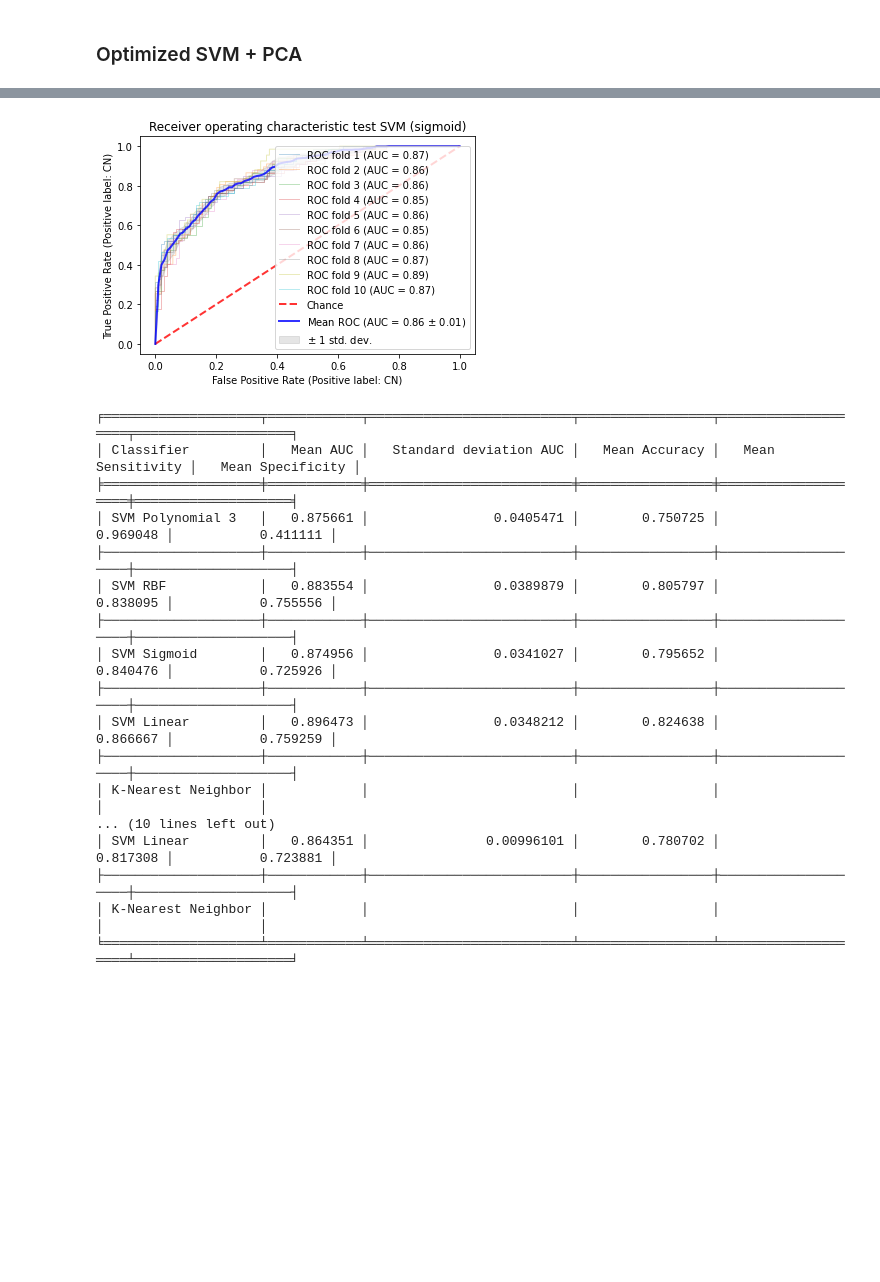
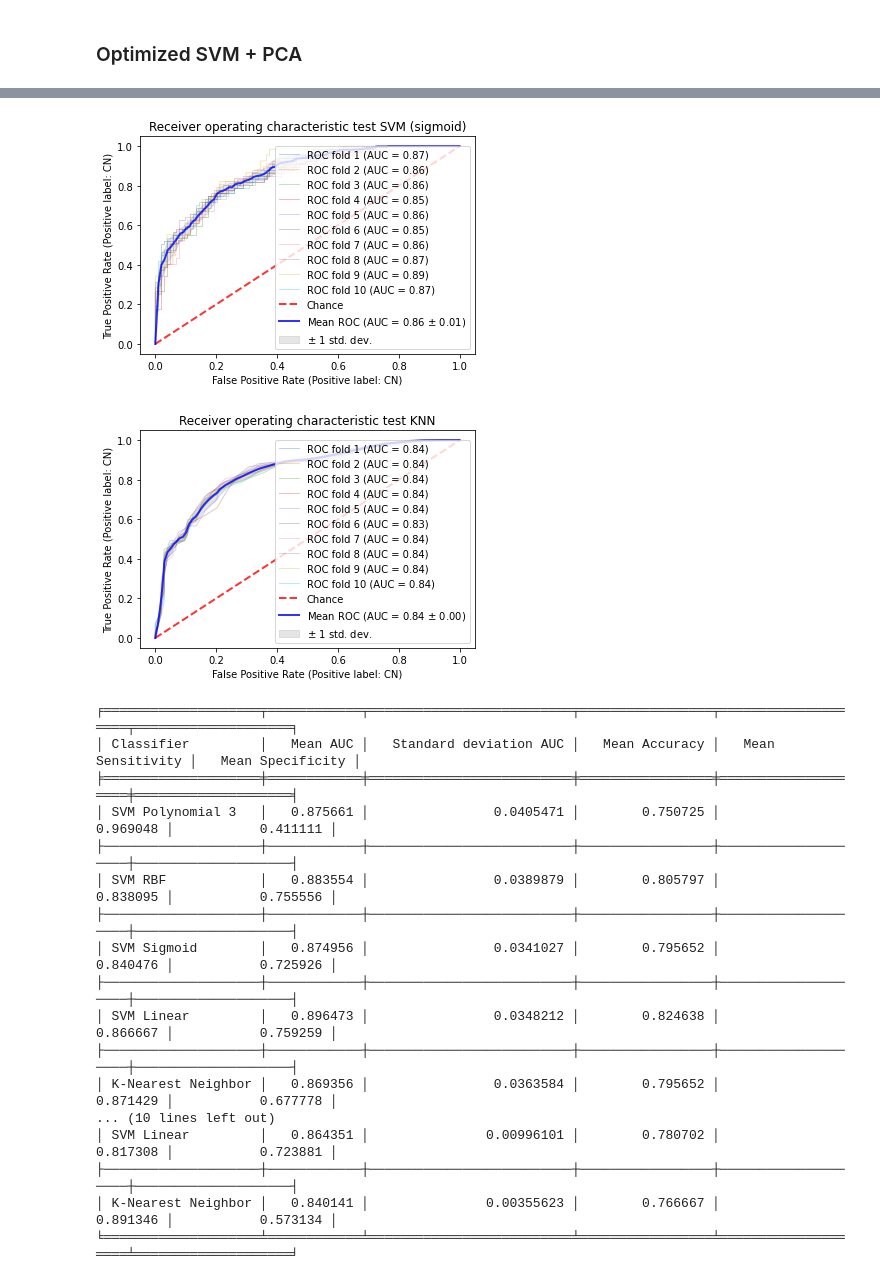
Before and after one commit to MarshaKamsteeg/TM10007_Machine_Learning_Group_Assignment, a Jupyter notebook: tm10007_group_9_code.ipynb, the cells around one changed output, grey strips where cells are left out. Saved outputs shown, nothing was run; the diff lists cells and outputs as text; code cells hidden in the pictures; blank space fills up the shorter version.

```diff
--- a/tm10007_group_9_code.ipynb
+++ b/tm10007_group_9_code.ipynb
@@ -1719,9 +1911,9 @@ def getClassifier(ktype):
   elif ktype == 3:
       # Support Vector Machine Sigmoid kernel
       return SVC(kernel='sigmoid', C=1000, gamma=0.01, probability=True, random_state=0)
-  # elif ktype == 4:
-  #     # K-Nearest Neighbor classifier
-  #      return neighbors.KNeighborsClassifier(n_neighbors=21)
+  elif ktype == 4:
+      # K-Nearest Neighbor classifier
+       return neighbors.KNeighborsClassifier(n_neighbors=25)
 
 # Apply SVC and calculate the accuracy and AUC
 sss = StratifiedShuffleSplit(n_splits = 10, test_size = 0.1, random_state=1)
@@ -1740,11 +1932,11 @@ all_mean_accuracies_t = []
 all_mean_sensitivities_t = []
 all_mean_specificities_t = []
 
-n_components = [0.95, 0.99, 0.99, 0.99]
+n_components = [0.95, 0.99, 0.99, 0.99, 0.95]
 
 names_clfs = ['SVM (poly)', 'SVM (linear)', 'SVM (rbf)', 'SVM (sigmoid)', 'KNN']
 
-for ker, clasf in zip(range(4), names_clfs):
+for ker, clasf in zip(range(5), names_clfs):
   train_scores = []
   val_scores = []
   ACCURACIES = []
@@ -1920,33 +2112,34 @@ for ker, clasf in zip(range(4), names_clfs):
   std_tpr_t = np.std(tprs_t, axis=0)
   tprs_upper_t = np.minimum(mean_tpr_t + std_tpr_t, 1)
   tprs_lower_t = np.maximum(mean_tpr_t - std_tpr_t, 0)
   ax.fill_between(
       mean_fpr_t,
       tprs_lower_t,
       tprs_upper_t,
       color="grey",
       alpha=0.2,
       label=r"$\pm$ 1 std. dev.",
   )
 
   ax.set(
       xlim=[-0.05, 1.05],
       ylim=[-0.05, 1.05],
       title="Receiver operating characteristic test %s" % (clasf),
   )
   ax.legend(loc="lower right")
   plt.show()
 
 auc_table = {'Classifier': kernels, 'Mean AUC': all_val_mean, 'Standard deviation AUC': all_val_std, 'Mean Accuracy': all_mean_accuracies, 'Mean Sensitivity': all_mean_sensitivities, 'Mean Specificity': all_mean_specificities}
 print(tabulate(auc_table, headers='keys', tablefmt='fancy_grid'))
 
 auc_table_t = {'Classifier': kernels, 'Mean AUC': all_test_mean, 'Standard deviation AUC': all_test_std, 'Mean Accuracy': all_mean_accuracies_t, 'Mean Sensitivity': all_mean_sensitivities_t, 'Mean Specificity': all_mean_specificities_t}
 print(tabulate(auc_table_t, headers='keys', tablefmt='fancy_grid'))
 # %% [output]
 [figure]
 [figure]
 [figure]
 [figure]
+[figure, added]
 ╒════════════════════╤════════════╤══════════════════════════╤═════════════════╤════════════════════╤════════════════════╕
 │ Classifier         │   Mean AUC │   Standard deviation AUC │   Mean Accuracy │   Mean Sensitivity │   Mean Specificity │
 ╞════════════════════╪════════════╪══════════════════════════╪═════════════════╪════════════════════╪════════════════════╡
@@ -1958,9 +2151,9 @@ print(tabulate(auc_table_t, headers='keys', tablefmt='fancy_grid'))
 ├────────────────────┼────────────┼──────────────────────────┼─────────────────┼────────────────────┼────────────────────┤
 │ SVM Linear         │   0.896473 │                0.0348212 │        0.824638 │           0.866667 │           0.759259 │
 ├────────────────────┼────────────┼──────────────────────────┼─────────────────┼────────────────────┼────────────────────┤
-│ K-Nearest Neighbor │            │                          │                 │                    │                    │
+│ K-Nearest Neighbor │   0.869356 │                0.0363584 │        0.795652 │           0.871429 │           0.677778 │
 ... (10 lines left out)
 │ SVM Linear         │   0.864351 │               0.00996101 │        0.780702 │           0.817308 │           0.723881 │
 ├────────────────────┼────────────┼──────────────────────────┼─────────────────┼────────────────────┼────────────────────┤
-│ K-Nearest Neighbor │            │                          │                 │                    │                    │
+│ K-Nearest Neighbor │   0.840141 │               0.00355623 │        0.766667 │           0.891346 │           0.573134 │
 ╘════════════════════╧════════════╧══════════════════════════╧═════════════════╧════════════════════╧════════════════════╛
```
Also changed, not shown: parts of 3 cells of this notebook.
